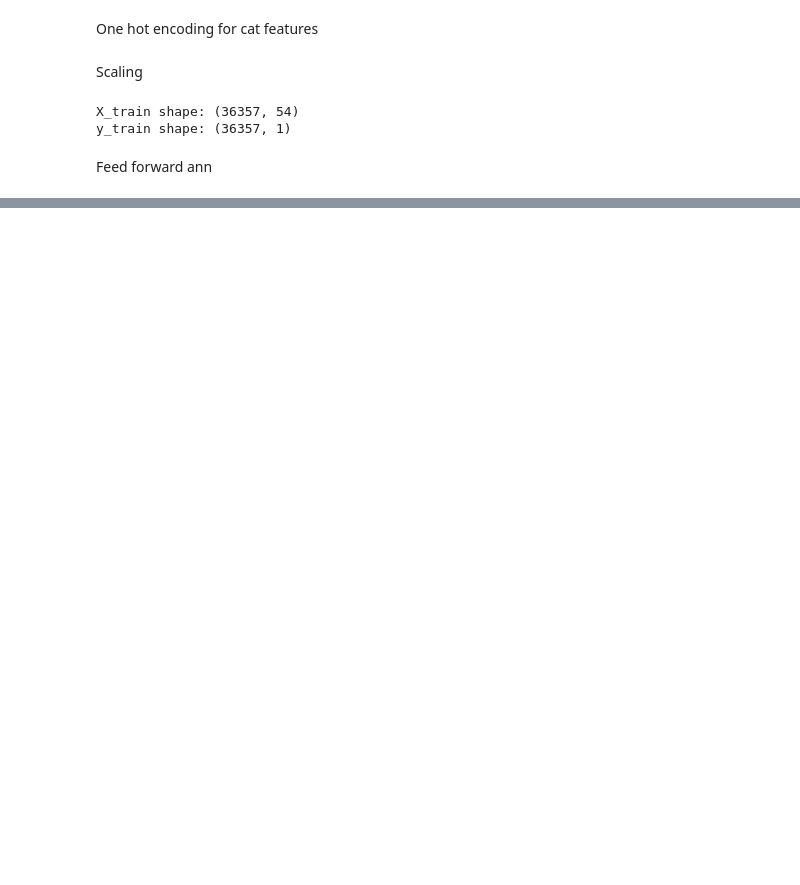
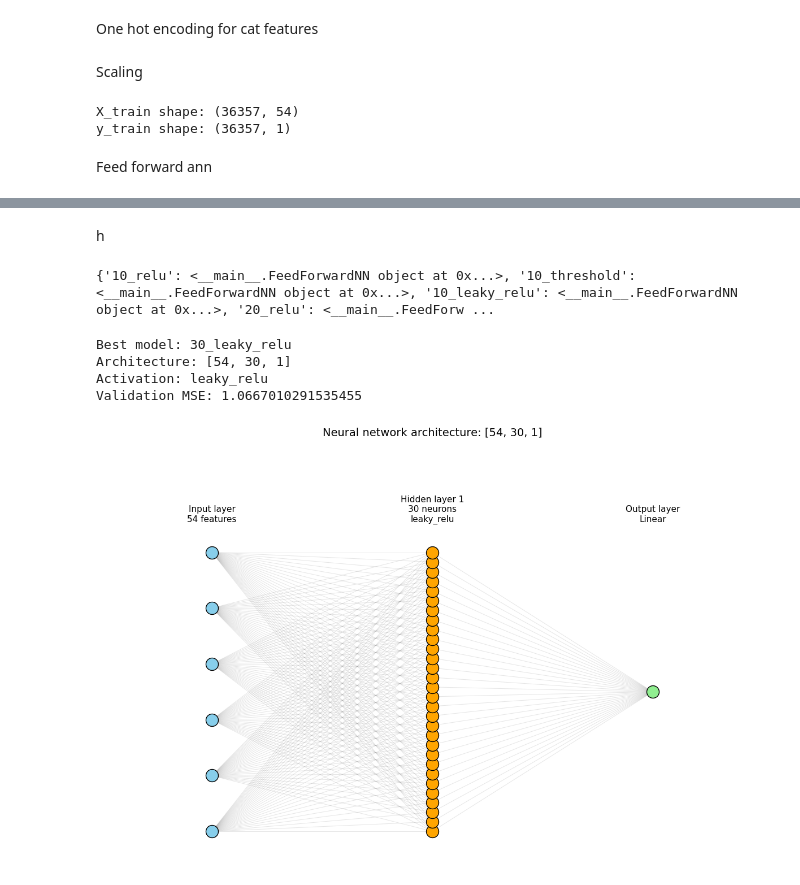
Before and after one commit to Dennnnnnnnnn/Machine-Learning-1, a Jupyter notebook: Lab3/Lab3.ipynb, the cells around one changed output, grey strips where cells are left out. Drawn from its saved outputs; the diff is of its cells as text; code cells hidden in the pictures; blank space fills up the shorter version.

```diff
--- a/Lab3/Lab3.ipynb
+++ b/Lab3/Lab3.ipynb
@@ -204,0 +766,20 @@ class FeedForwardNN:
+# %%
+X_tr_tens = torch.tensor(X_tr, dtype=torch.float64)
+y_tr_tens = torch.tensor(y_tr, dtype=torch.float64)
+X_val_tens = torch.tensor(X_val, dtype=torch.float64)
+y_val_tens = torch.tensor(y_val, dtype=torch.float64)
+
+activation_models_t = {}
+activation_results_t = {}
+n_inputs = X_tr.shape[1]
+n_outputs = y_tr.shape[1]
+EPOCHS = 2000
+best_configs = {10: ([10], "leaky_relu"), 20: ([20], "leaky_relu"), 30: ([30], "leaky_relu")}
+for total_neurons, (hidden_layers, activation) in best_configs.items():
+    name = f"{total_neurons}_{activation}"
+    print(f"\nTraining {name}")
+    torch.manual_seed(SEED)
+    model = TorchNN(n_inputs, hidden_layers, n_outputs, activation=activation).double()
+    history = train_torch(model, X_tr_tens, y_tr_tens, X_val_tens, y_val_tens, epochs=EPOCHS, learning_rate=LEARNING_RATE)
+    activation_models_t[name] = model
+    activation_results_t[name] = history
@@ -204,0 +874,20 @@ class FeedForwardNN:
+# %% [markdown]
+h
+# %%
+print(activation_models)
+# %% [output]
+{'10_relu': <__main__.FeedForwardNN object at 0x...>, '10_threshold': <__main__.FeedForwardNN object at 0x...>, '10_leaky_relu': <__main__.FeedForwardNN object at 0x...>, '20_relu': <__main__.FeedForw ...
+# %%
+best_name = min(activation_results, key=lambda name: activation_results[name]["best_val_loss"])
+best_model = activation_models[best_name]
+print("Best model:", best_name)
+print("Architecture:", best_model.layer_sizes)
+print("Activation:", best_model.activation_name)
+print("Validation MSE:", activation_results[best_name]["best_val_loss"])
+best_model.draw_network()
+# %% [output]
+Best model: 30_leaky_relu
+Architecture: [54, 30, 1]
+Activation: leaky_relu
+Validation MSE: 1.0667010291535455
+[figure, added]
```
Also changed, not shown: parts of 28 cells of this notebook, 2 other files.
